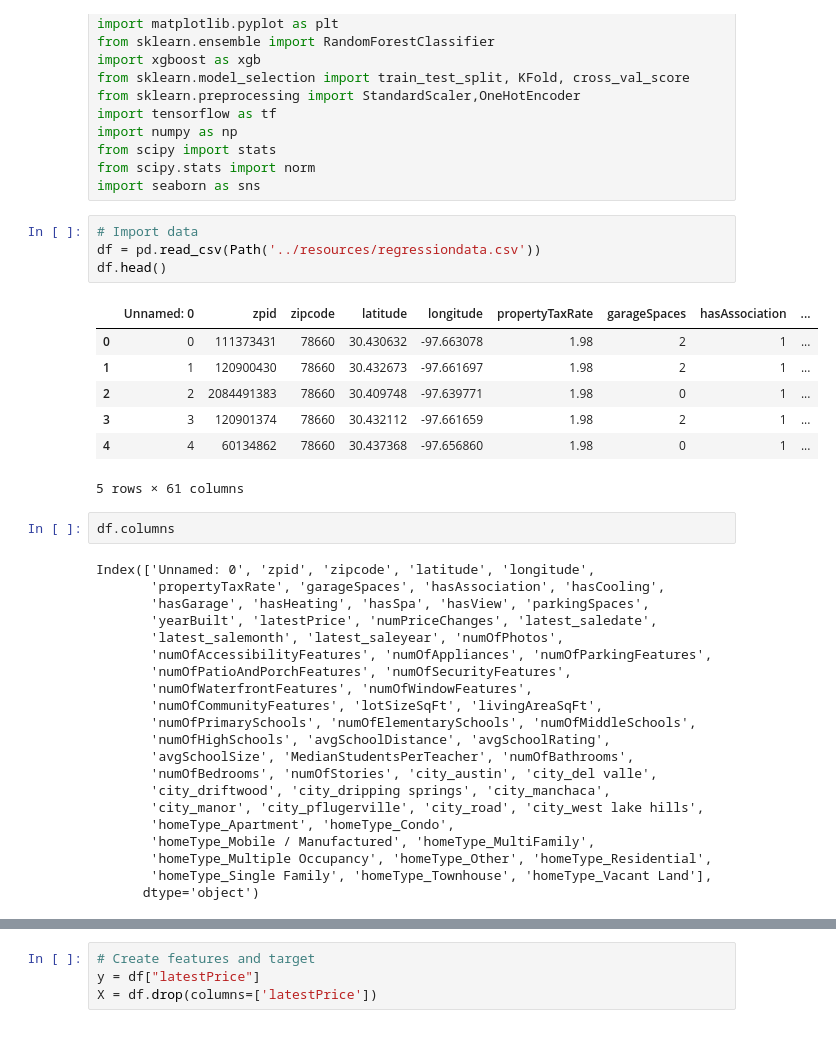
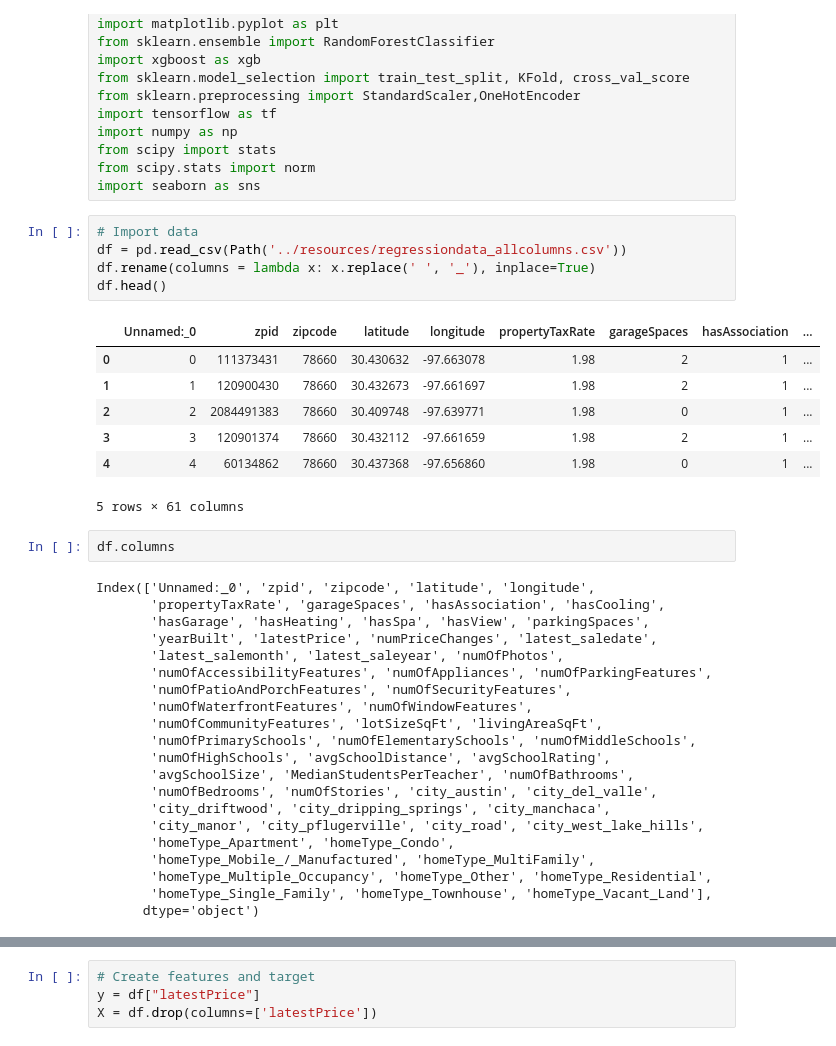
Before and after one commit to dannyvchu/Housing-Market-Analysis, a Jupyter notebook: notebook/xgboost_optimization.ipynb, the cells around one changed output, grey strips where cells are left out. Saved outputs shown, nothing was run; the diff lists cells and outputs as text.

```diff
--- a/notebook/xgboost_optimization.ipynb
+++ b/notebook/xgboost_optimization.ipynb
@@ -14,10 +14,11 @@ from scipy.stats import norm
 import seaborn as sns
 # %%
 # Import data
-df = pd.read_csv(Path('../resources/regressiondata.csv'))
+df = pd.read_csv(Path('../resources/regressiondata_allcolumns.csv'))
+df.rename(columns = lambda x: x.replace(' ', '_'), inplace=True)
 df.head()
 # %% [output]
-|  | Unnamed: 0 | zpid | zipcode | latitude | longitude | propertyTaxRate | garageSpaces | hasAssociation | ... |
+|  | Unnamed:_0 | zpid | zipcode | latitude | longitude | propertyTaxRate | garageSpaces | hasAssociation | ... |
 | 0 | 0 | 111373431 | 78660 | 30.430632 | -97.663078 | 1.98 | 2 | 1 | ... |
 | 1 | 1 | 120900430 | 78660 | 30.432673 | -97.661697 | 1.98 | 2 | 1 | ... |
 | 2 | 2 | 2084491383 | 78660 | 30.409748 | -97.639771 | 1.98 | 0 | 1 | ... |
@@ -27,7 +28,7 @@ df.head()
 # %%
 df.columns
 # %% [output]
-Index(['Unnamed: 0', 'zpid', 'zipcode', 'latitude', 'longitude',
+Index(['Unnamed:_0', 'zpid', 'zipcode', 'latitude', 'longitude',
        'propertyTaxRate', 'garageSpaces', 'hasAssociation', 'hasCooling',
        'hasGarage', 'hasHeating', 'hasSpa', 'hasView', 'parkingSpaces',
        'yearBuilt', 'latestPrice', 'numPriceChanges', 'latest_saledate',
@@ -39,11 +40,11 @@ Index(['Unnamed: 0', 'zpid', 'zipcode', 'latitude', 'longitude',
        'numOfPrimarySchools', 'numOfElementarySchools', 'numOfMiddleSchools',
        'numOfHighSchools', 'avgSchoolDistance', 'avgSchoolRating',
        'avgSchoolSize', 'MedianStudentsPerTeacher', 'numOfBathrooms',
-       'numOfBedrooms', 'numOfStories', 'city_austin', 'city_del valle',
-       'city_driftwood', 'city_dripping springs', 'city_manchaca',
-       'city_manor', 'city_pflugerville', 'city_road', 'city_west lake hills',
+       'numOfBedrooms', 'numOfStories', 'city_austin', 'city_del_valle',
+       'city_driftwood', 'city_dripping_springs', 'city_manchaca',
+       'city_manor', 'city_pflugerville', 'city_road', 'city_west_lake_hills',
        'homeType_Apartment', 'homeType_Condo',
-       'homeType_Mobile / Manufactured', 'homeType_MultiFamily',
-       'homeType_Multiple Occupancy', 'homeType_Other', 'homeType_Residential',
-       'homeType_Single Family', 'homeType_Townhouse', 'homeType_Vacant Land'],
+       'homeType_Mobile_/_Manufactured', 'homeType_MultiFamily',
+       'homeType_Multiple_Occupancy', 'homeType_Other', 'homeType_Residential',
+       'homeType_Single_Family', 'homeType_Townhouse', 'homeType_Vacant_Land'],
       dtype='object')
```
Also changed, not shown: parts of 20 cells of this notebook, 8 other files.
